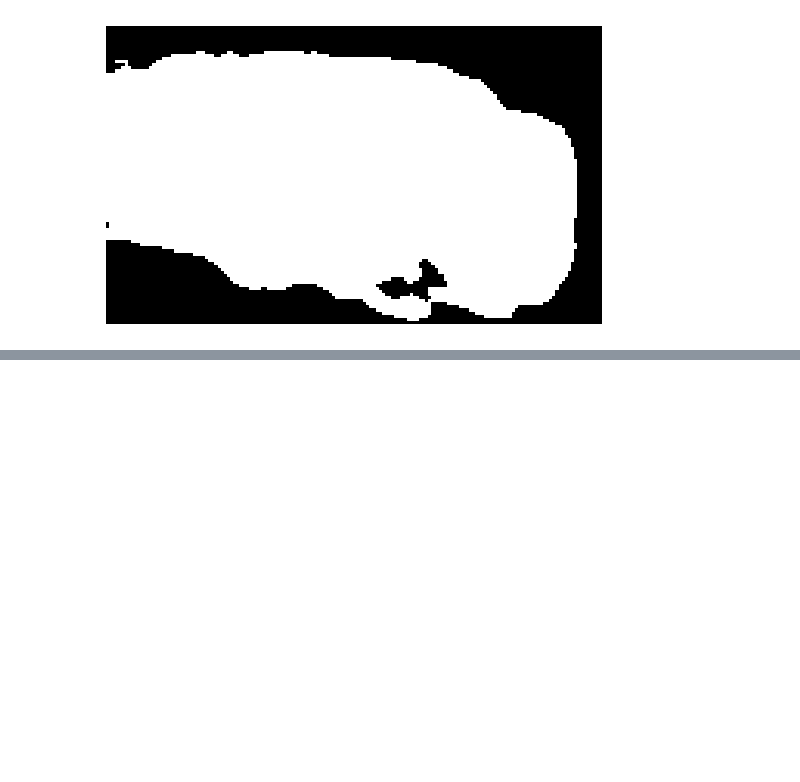
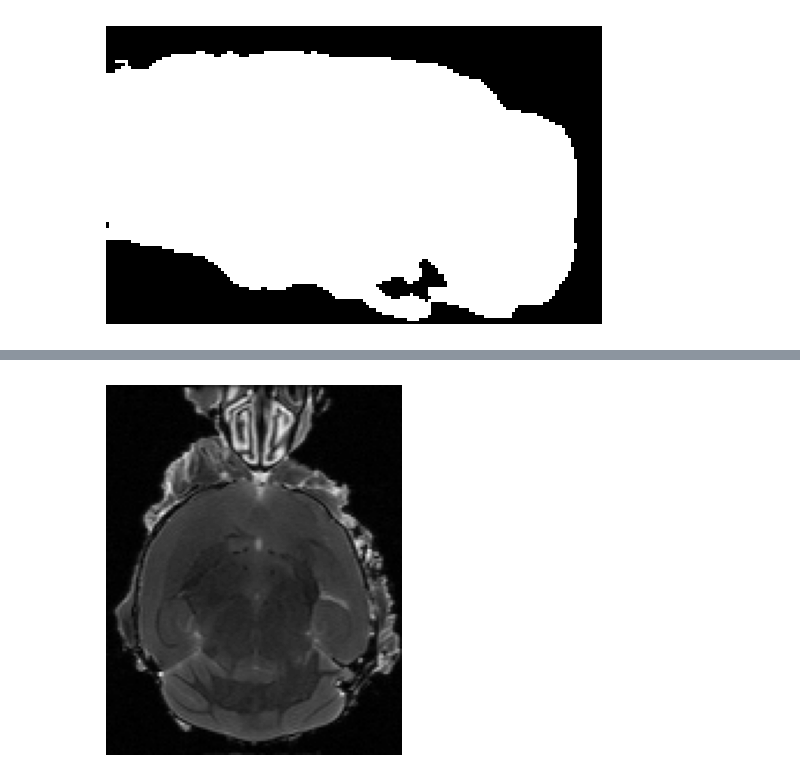
Before and after one commit to AnriiGegliuk/mice_MRI_analysis, a Jupyter notebook: notebooks/mask_improvement/mask_improvement.ipynb, the cells around one changed output, grey strips where cells are left out. Cells and saved outputs as stored; diff of their text form; code cells hidden in the pictures; blank space fills up the shorter version.

```diff
--- a/notebooks/mask_improvement/mask_improvement.ipynb
+++ b/notebooks/mask_improvement/mask_improvement.ipynb
@@ -142,0 +169,6 @@ plt.show()
+# %%
+plt.imshow(image_int[50,:, :], cmap='gray')
+plt.axis('off')
+plt.show()
+# %% [output]
+[figure, added]
```
Also changed, not shown: parts of 5 cells of this notebook.
